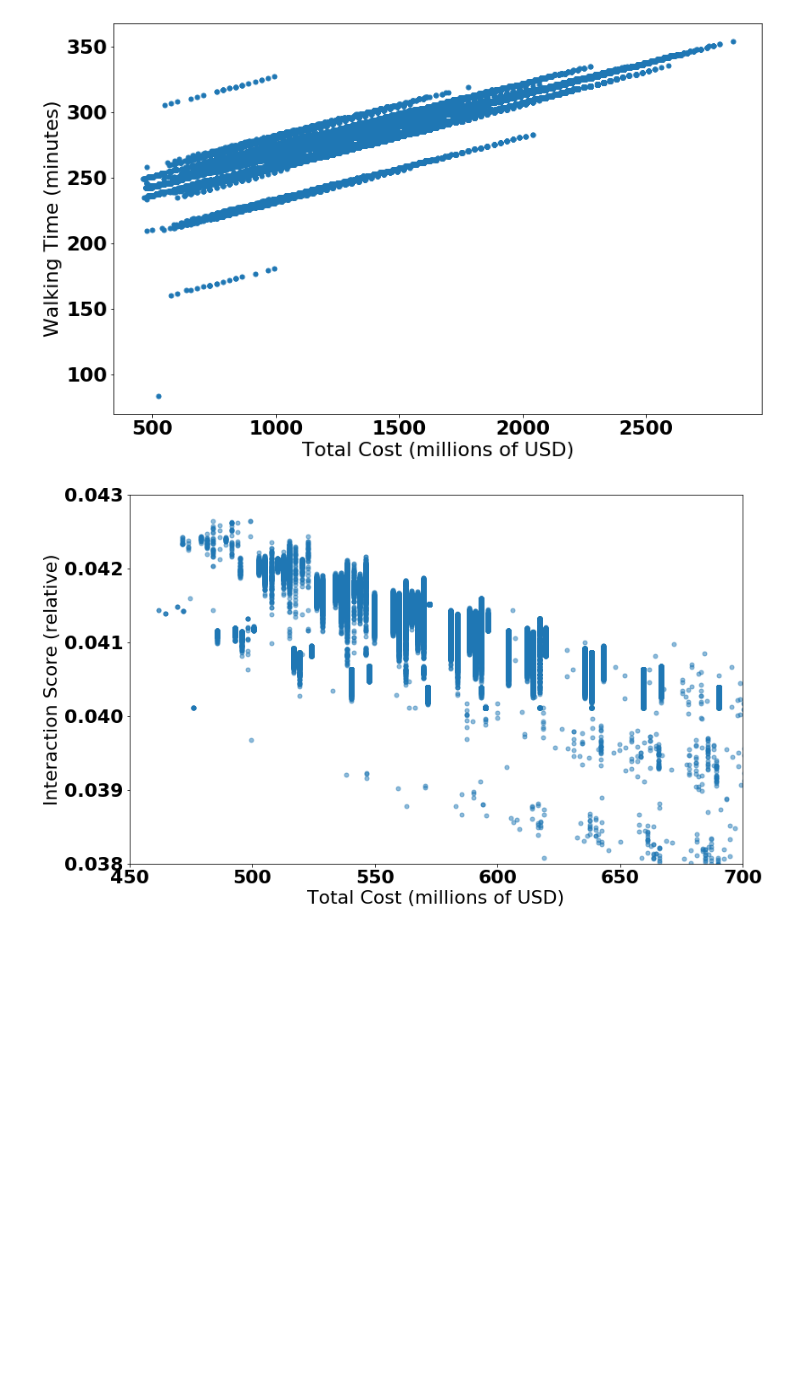
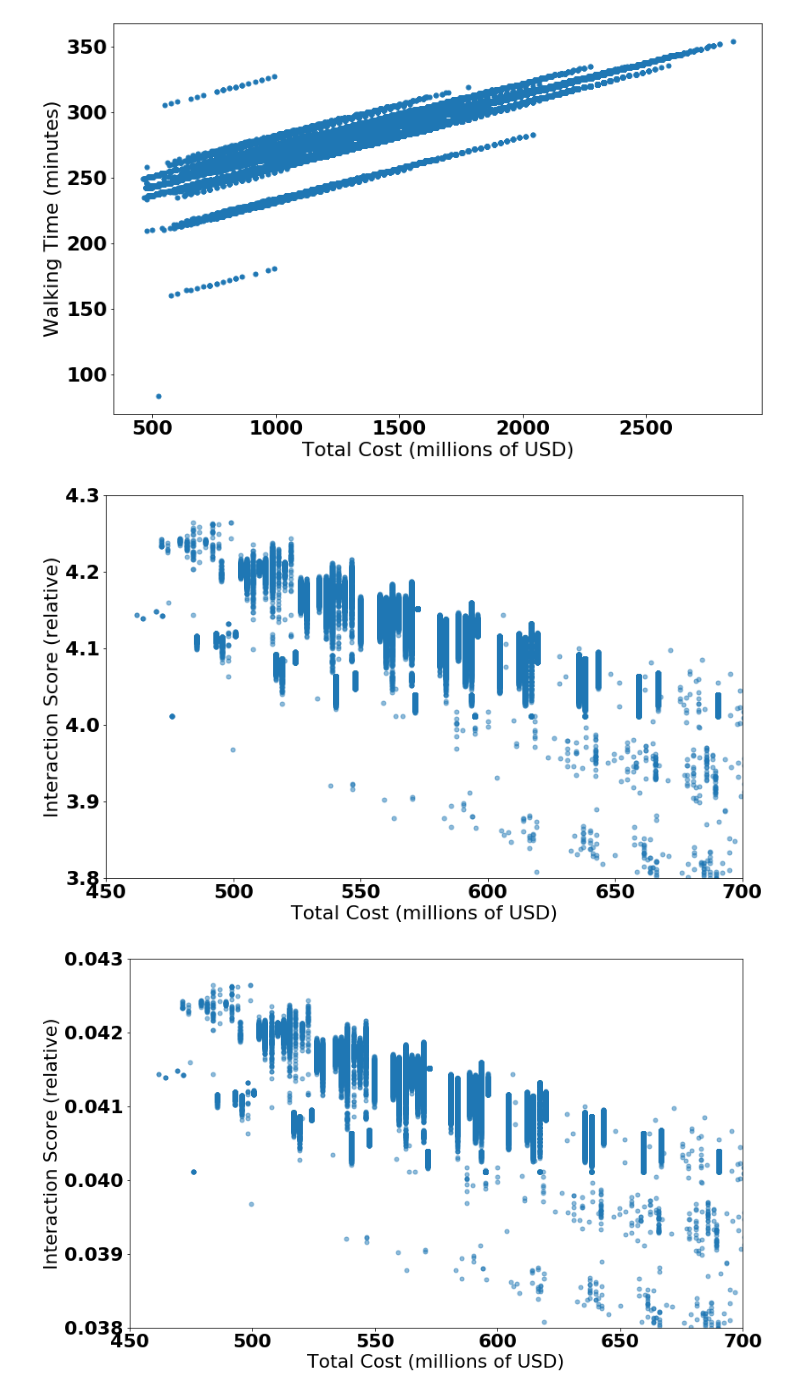
Before and after one commit to MIT-GTL-Open-Source-Public/Learning2019-PostProcessing, a Jupyter notebook: SimpleRankOrdersJupyter/ComputationalTradespace-Version4-2020-Mar-26-Jul-29.ipynb, the cells around one changed output. Cells and saved outputs as stored; diff of their text form; code cells hidden in the pictures; blank space fills up the shorter version.

```diff
--- a/SimpleRankOrdersJupyter/ComputationalTradespace-Version4-2020-Mar-26-Jul-29.ipynb
+++ b/SimpleRankOrdersJupyter/ComputationalTradespace-Version4-2020-Mar-26-Jul-29.ipynb
@@ -115,6 +112,18 @@ plt.show()
 [figure]
 [figure]
 [figure]
+# %%
+plt.figure(figsize=GOLDEN_RATIO*8)
+
+plt.plot(df['cost']/1e6, df['interaction_score']*100,
+         marker="o", linewidth=0, markersize=5, fillstyle='full', alpha=0.5)
+plt.xlim([450, 700])
+plt.ylim([3.8, 4.3])
+plt.xlabel ('Total Cost (millions of USD)')
+plt.ylabel ('Interaction Score (relative)')
+plt.show()
+# %% [output]
+[figure, added]
 # %%
 plt.figure(figsize=GOLDEN_RATIO*8)
 plt.plot(totalCost, interactionScore, marker="o", linewidth=0, markersize=5, fillstyle='full', alpha=0.5)
```
Also changed, not shown: parts of 7 cells of this notebook, 6 other files.
